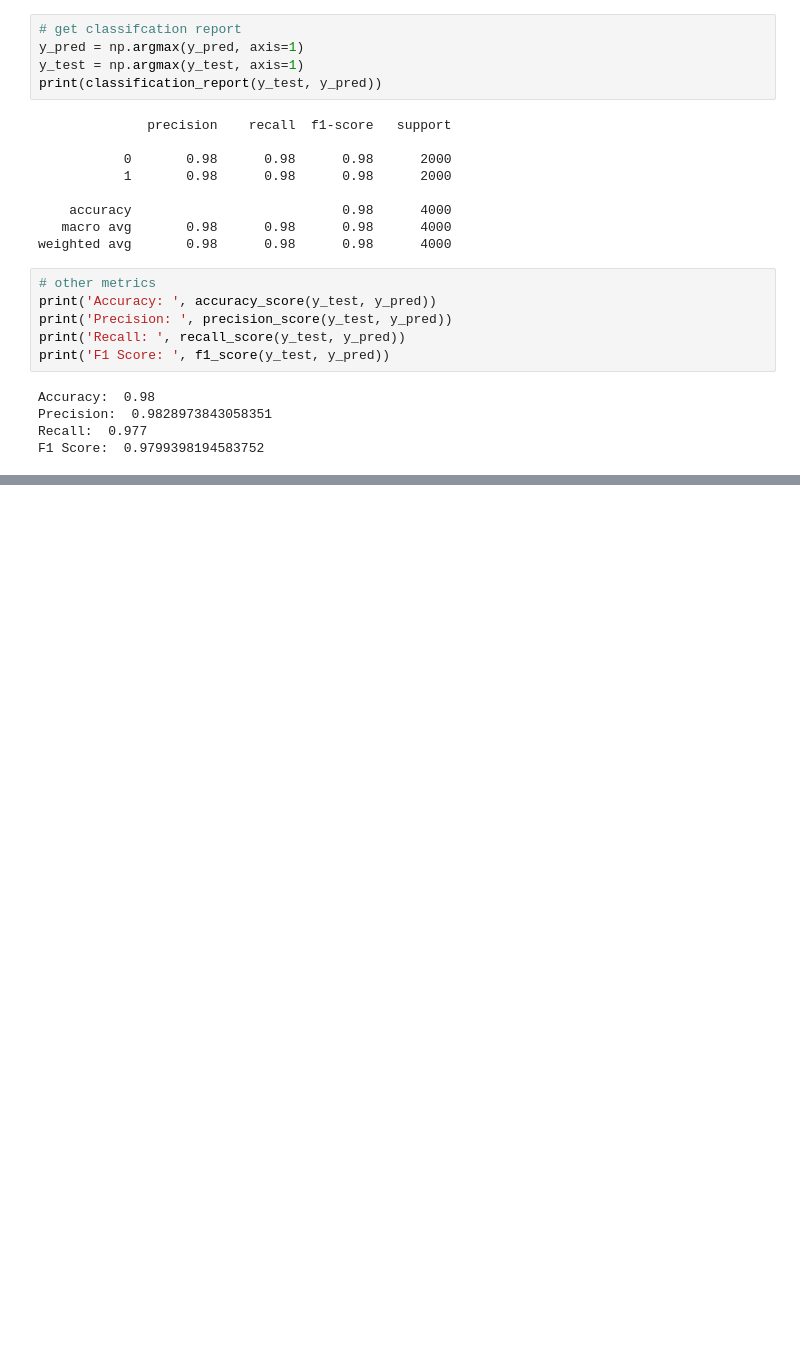
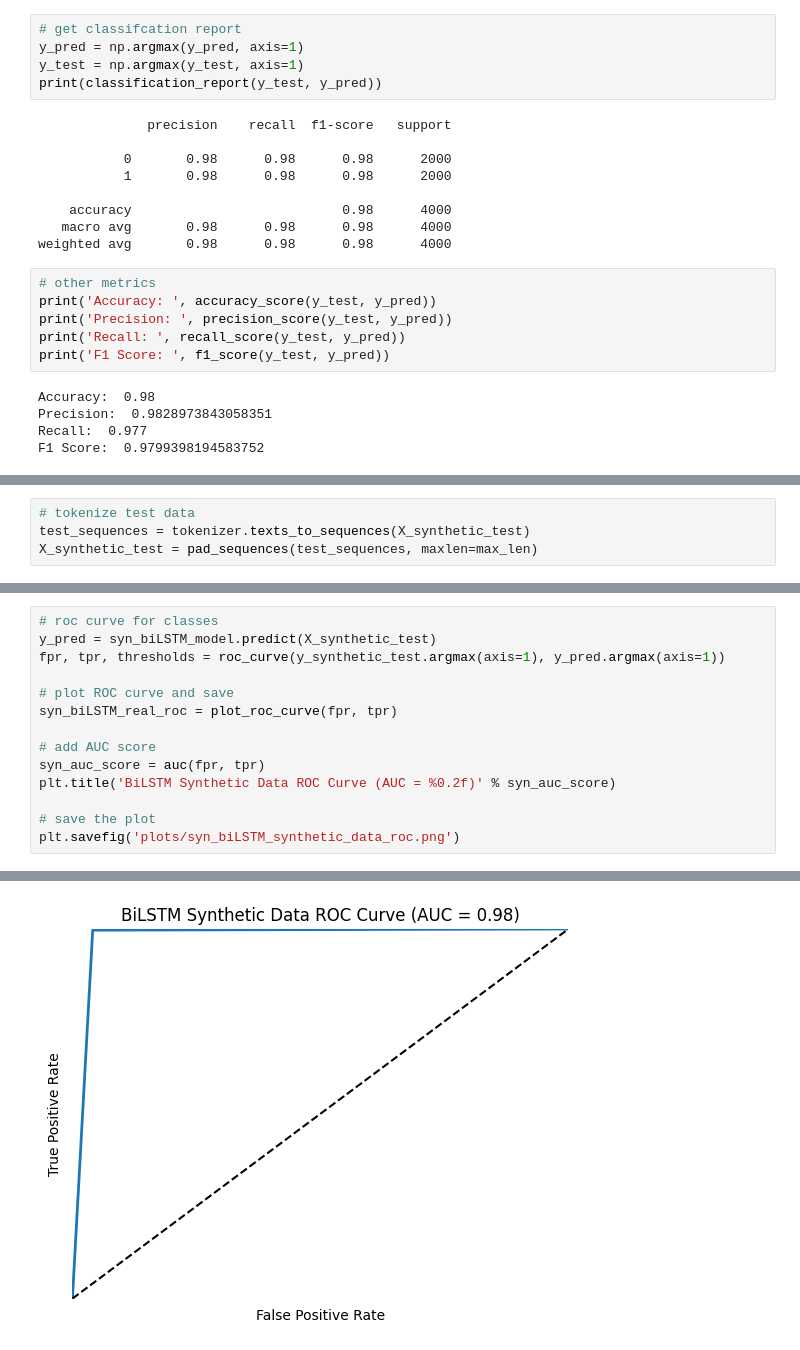
Before and after one commit to michellejieli/Whoop, a Jupyter notebook: lstm.ipynb, the cells around one changed output, grey strips where cells are left out. Saved outputs shown, nothing was run; the diff lists cells and outputs as text; blank space fills up the shorter version.

```diff
--- a/lstm.ipynb
+++ b/lstm.ipynb
@@ -251,0 +298,4 @@ F1 Score:  0.9799398194583752
+# %%
+# tokenize test data
+test_sequences = tokenizer.texts_to_sequences(X_synthetic_test)
+X_synthetic_test = pad_sequences(test_sequences, maxlen=max_len)
@@ -251,0 +367,15 @@ F1 Score:  0.9799398194583752
+# %%
+# roc curve for classes
+y_pred = syn_biLSTM_model.predict(X_synthetic_test)
+fpr, tpr, thresholds = roc_curve(y_synthetic_test.argmax(axis=1), y_pred.argmax(axis=1))
+
+# plot ROC curve and save
+syn_biLSTM_real_roc = plot_roc_curve(fpr, tpr)
+
+# add AUC score
+syn_auc_score = auc(fpr, tpr)
+plt.title('BiLSTM Synthetic Data ROC Curve (AUC = %0.2f)' % syn_auc_score)
+
+# save the plot
+plt.savefig('plots/syn_biLSTM_synthetic_data_roc.png')
+# %% [output]
@@ -251,0 +383 @@ F1 Score:  0.9799398194583752
+[figure, added]
```
Also changed, not shown: parts of 11 cells of this notebook, 14 other files.
